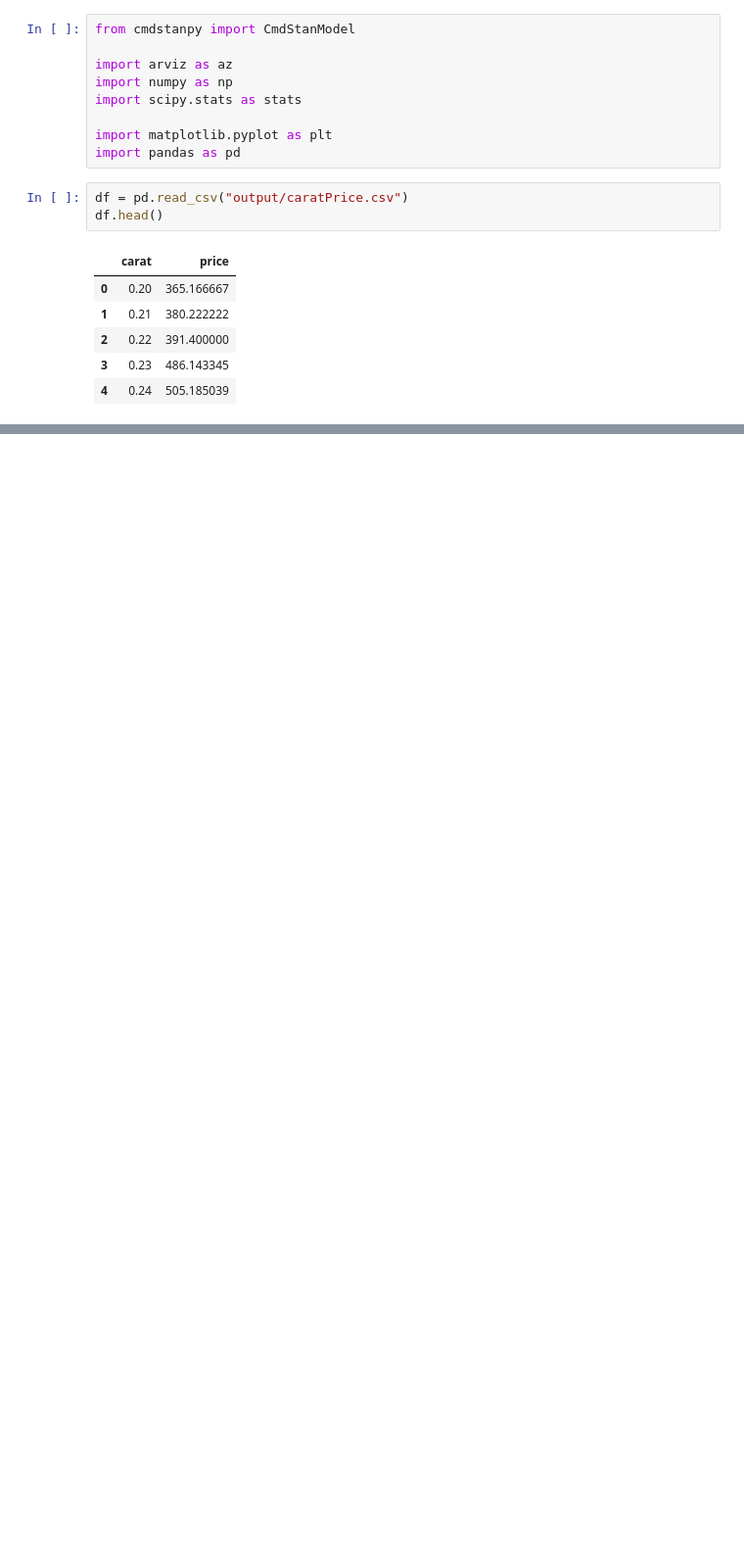
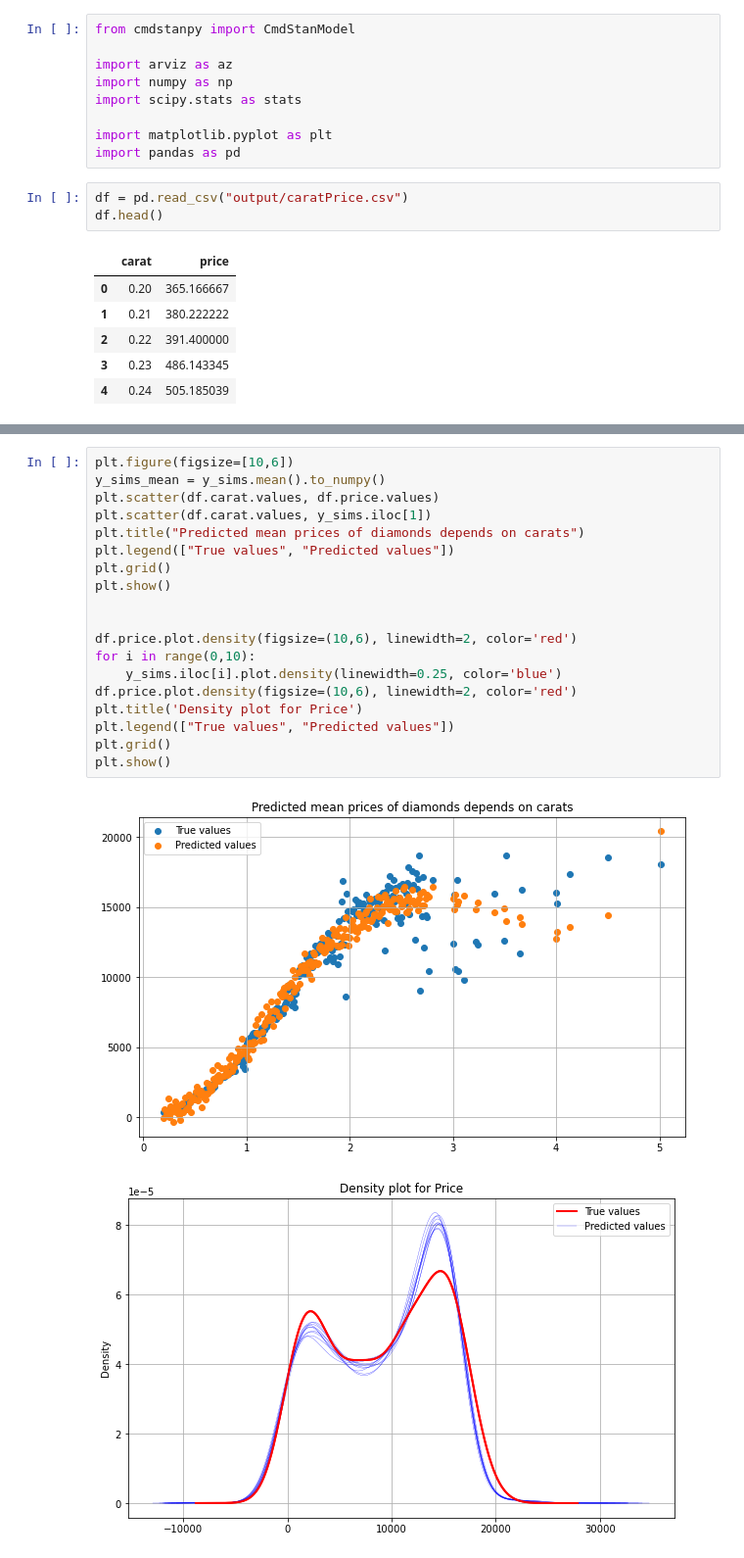
Before and after one commit to Mar-Ber/DA_DiamondModel, a Jupyter notebook: analysis.ipynb, the cells around one changed output, grey strips where cells are left out. Shown at 98% size. Saved outputs shown, nothing was run; the diff lists cells and outputs as text; blank space fills up the shorter version.

```diff
--- a/analysis.ipynb
+++ b/analysis.ipynb
@@ -117,0 +213,22 @@ plt.show()
+# %%
+plt.figure(figsize=[10,6])
+y_sims_mean = y_sims.mean().to_numpy()
+plt.scatter(df.carat.values, df.price.values)
+plt.scatter(df.carat.values, y_sims.iloc[1])
+plt.title("Predicted mean prices of diamonds depends on carats")
+plt.legend(["True values", "Predicted values"])
+plt.grid()
+plt.show()
+
+
+df.price.plot.density(figsize=(10,6), linewidth=2, color='red')
+for i in range(0,10):
+    y_sims.iloc[i].plot.density(linewidth=0.25, color='blue')
+df.price.plot.density(figsize=(10,6), linewidth=2, color='red')
+plt.title('Density plot for Price')
+plt.legend(["True values", "Predicted values"])
+plt.grid()
+plt.show()
+# %% [output]
+[figure, added]
+[figure, added]
```
Also changed, not shown: parts of 11 cells of this notebook, 3 other files.
